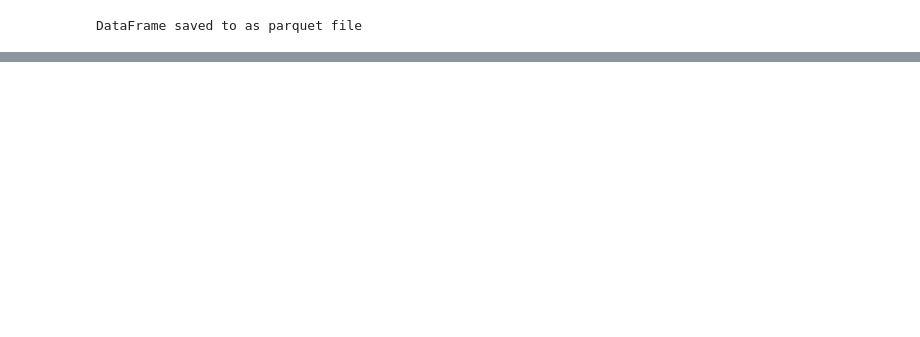
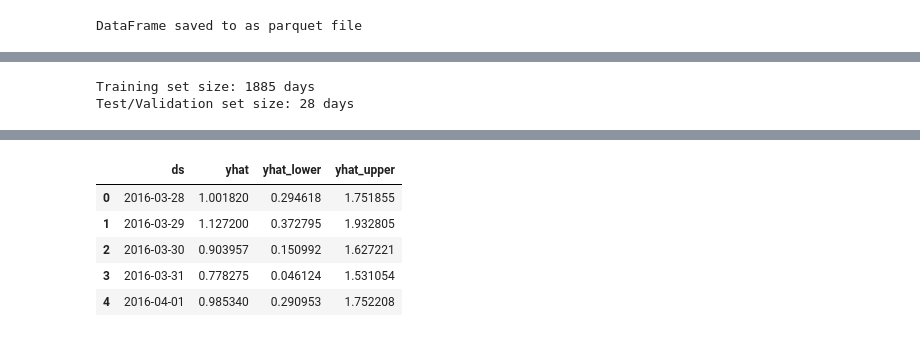
Before and after one commit to Gautham-Nagaraj/Data-695, a Jupyter notebook: Data 695 Report.ipynb, the cells around one changed output, grey strips where cells are left out. Cells and saved outputs as stored; diff of their text form; code cells hidden in the pictures; blank space fills up the shorter version.

```diff
--- a/Data 695 Report.ipynb
+++ b/Data 695 Report.ipynb
@@ -442,0 +643,12 @@ features = [
+# %%
+selected_id = sales['id'][0]
+item_data = sales[sales['id'] == selected_id]
+
+id_vars = ['id', 'item_id', 'dept_id', 'cat_id', 'store_id', 'state_id']
+item_melted = item_data.melt(id_vars = id_vars, var_name = 'd', value_name = 'y')
+item_merged = item_melted.merge(calendar[['d', 'date']], on='d', how='left')
+prophet_df = item_merged[['date', 'y']].rename(columns={'date': 'ds'})
+prophet_df['ds'] = pd.to_datetime(prophet_df['ds'])
+
+print(f"Ready to train Prophet on {selected_id}")
+prophet_df.tail()
@@ -442,0 +663,3 @@ features = [
+# %%
+m = ph.Prophet()
+m.fit(prophet_df)
@@ -442,0 +684,27 @@ features = [
+# %%
+TEST_PERIOD = 28
+prophet_df_train = prophet_df.iloc[:-TEST_PERIOD]
+prophet_df_test = prophet_df.iloc[-TEST_PERIOD:]
+
+print(f"Training set size: {len(prophet_df_train)} days")
+print(f"Test/Validation set size: {len(prophet_df_test)} days")
+# %% [output]
+Training set size: 1885 days
+Test/Validation set size: 28 days
+# %%
+m = ph.Prophet(
+    yearly_seasonality=True,
+    weekly_seasonality=True,
+    seasonality_mode='multiplicative',
+    seasonality_prior_scale=15.0,
+    n_changepoints=35,
+    changepoint_prior_scale=0.1
+)
+m.fit(prophet_df_train)
+
+future = m.make_future_dataframe(periods=TEST_PERIOD, include_history=False)
+
+forecast = m.predict(future)
+
+forecast[['ds', 'yhat', 'yhat_lower', 'yhat_upper']].head()
+# %% [output]
@@ -442,0 +713,6 @@ features = [
+|  | ds | yhat | yhat_lower | yhat_upper |
+| 0 | 2016-03-28 | 1.001820 | 0.294618 | 1.751855 |
+| 1 | 2016-03-29 | 1.127200 | 0.372795 | 1.932805 |
+| 2 | 2016-03-30 | 0.903957 | 0.150992 | 1.627221 |
+| 3 | 2016-03-31 | 0.778275 | 0.046124 | 1.531054 |
+| 4 | 2016-04-01 | 0.985340 | 0.290953 | 1.752208 |
```
Also changed, not shown: parts of 19 cells of this notebook.
